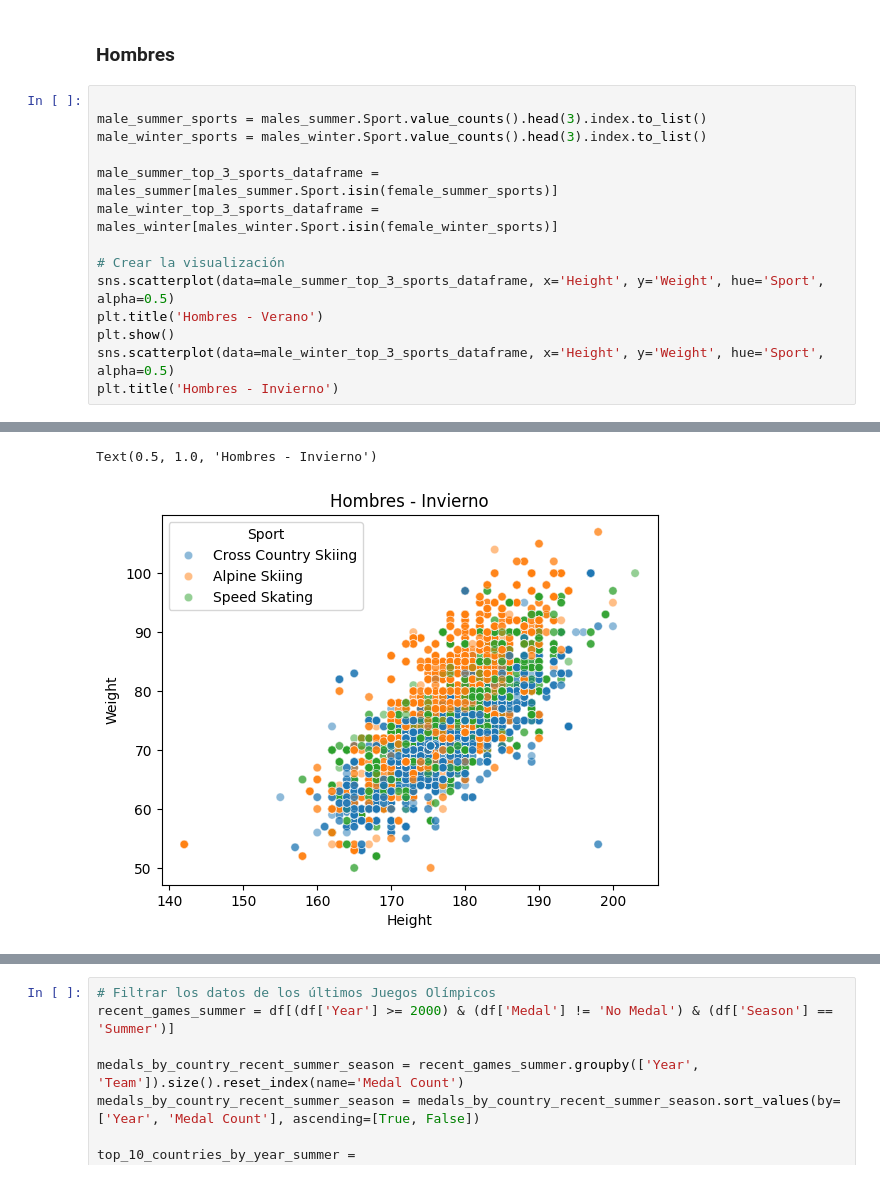
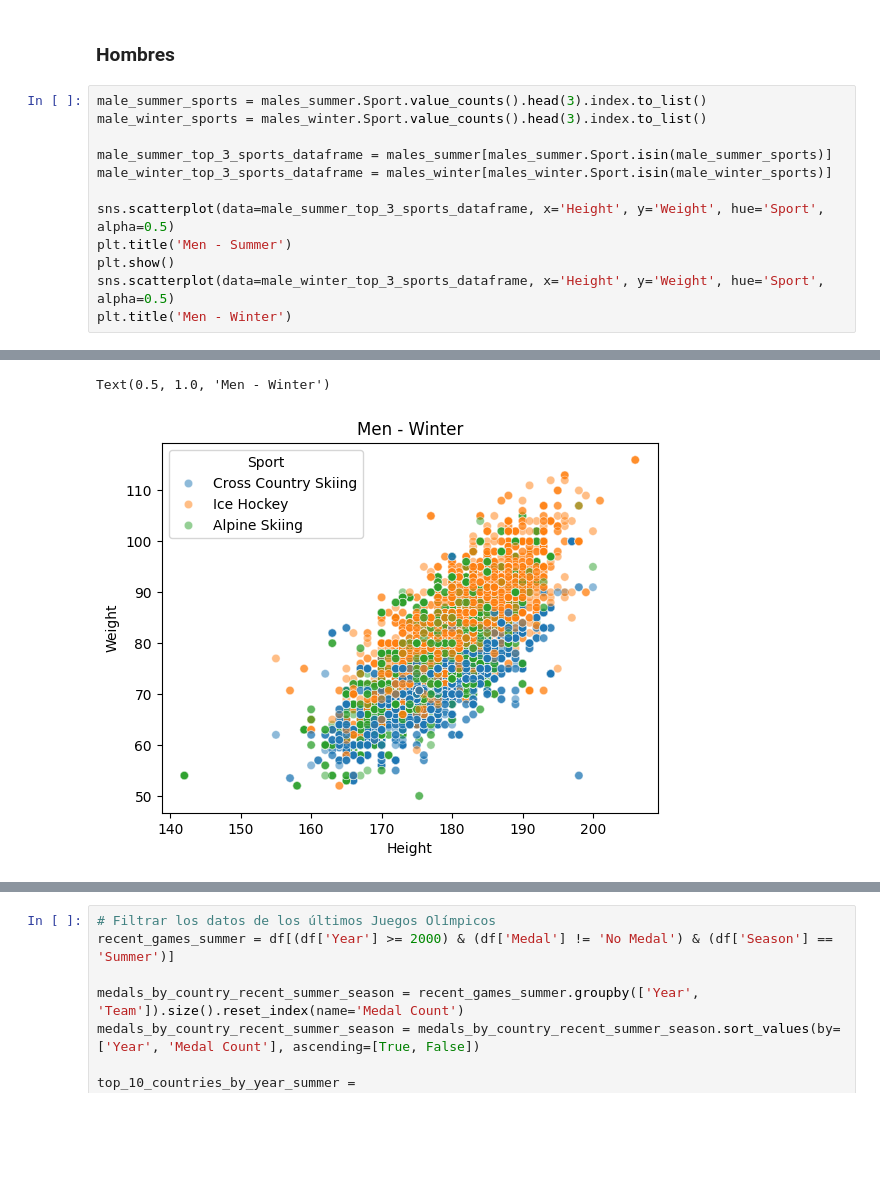
Before and after one commit to ju4n-avendanoa/Data_Olympics, a Jupyter notebook: main.ipynb, the cells around one changed output, grey strips where cells are left out. Drawn from its saved outputs; the diff is of its cells as text; blank space fills up the shorter version.

```diff
--- a/main.ipynb
+++ b/main.ipynb
@@ -444,17 +447,15 @@ Text(0.5, 1.0, 'Mujeres - Invierno')
 # %% [markdown]
 ### Hombres
 # %%
-
 male_summer_sports = males_summer.Sport.value_counts().head(3).index.to_list()
 male_winter_sports = males_winter.Sport.value_counts().head(3).index.to_list()
 
-male_summer_top_3_sports_dataframe = males_summer[males_summer.Sport.isin(female_summer_sports)]
-male_winter_top_3_sports_dataframe = males_winter[males_winter.Sport.isin(female_winter_sports)]
+male_summer_top_3_sports_dataframe = males_summer[males_summer.Sport.isin(male_summer_sports)]
+male_winter_top_3_sports_dataframe = males_winter[males_winter.Sport.isin(male_winter_sports)]
 
-# Crear la visualización
 sns.scatterplot(data=male_summer_top_3_sports_dataframe, x='Height', y='Weight', hue='Sport', alpha=0.5)
-plt.title('Hombres - Verano')
+plt.title('Men - Summer')
 plt.show()
 sns.scatterplot(data=male_winter_top_3_sports_dataframe, x='Height', y='Weight', hue='Sport', alpha=0.5)
-plt.title('Hombres - Invierno')
+plt.title('Men - Winter')
 # %% [output]
@@ -462,2 +463,2 @@ plt.title('Hombres - Invierno')
-Text(0.5, 1.0, 'Hombres - Invierno')
+Text(0.5, 1.0, 'Men - Winter')
-[figure, old version]
+[figure, new version]
```
Also changed, not shown: parts of 43 cells of this notebook.
